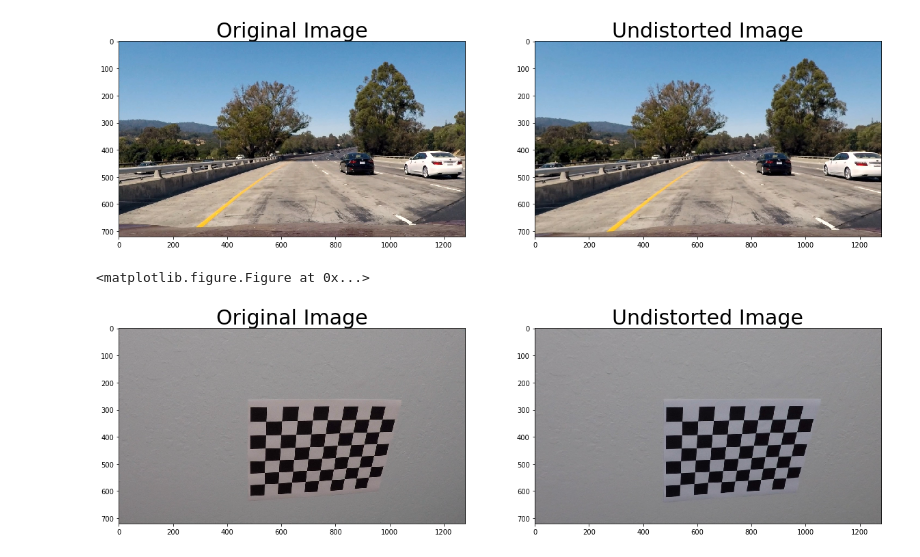
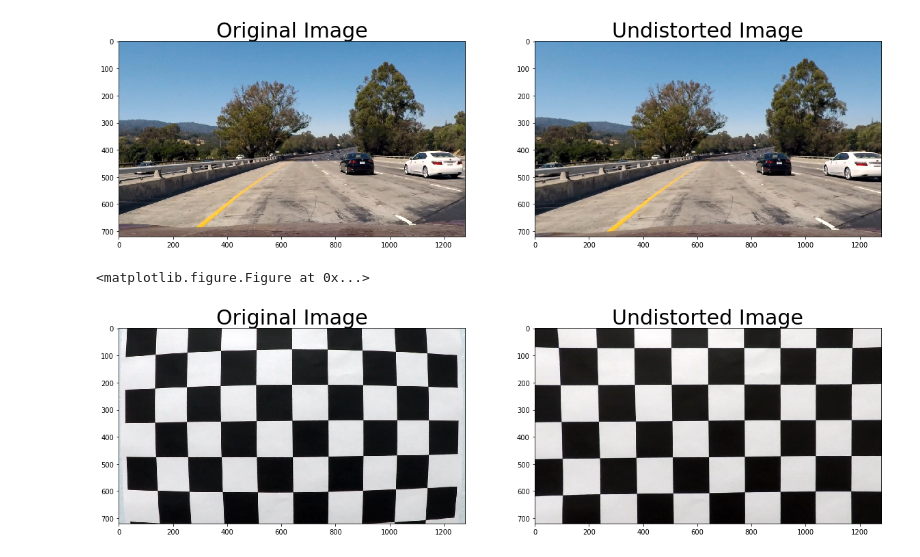
Before and after one commit to IanBoyanZhang/CarND-Advanced-Lane-Lines, a Jupyter notebook: camera_calibration.ipynb, the cells around one changed output. Saved outputs shown, nothing was run; the diff lists cells and outputs as text; code cells hidden in the pictures.

```diff
--- a/camera_calibration.ipynb
+++ b/camera_calibration.ipynb
@@ -122,25 +122,25 @@ image_calibration(input_image_paths[0], output_image_paths[0], pickle_data_path)
 # %%
 # Test undistort
 def undistort(image_path, pickle_data_path='./test_images/dist_pickle.p'):
     dist_pickle = pickle.load(open(pickle_data_path, "rb"))
     fig = plt.figure()
     mtx = dist_pickle["mtx"]
     dist = dist_pickle["dist"]
     img = cv2.imread(image_path)
     dst = cv2.undistort(img, mtx, dist, None, mtx)
     dst = cv2.cvtColor(dst, cv2.COLOR_BGR2RGB)
 
     f, (ax1, ax2) = plt.subplots(1, 2, figsize=(20,10))
     ax1.imshow(img)
     ax1.set_title('Original Image', fontsize=30)
     ax2.imshow(dst)
     ax2.set_title('Undistorted Image', fontsize=30)
 
 # Test undistort on chessboard image
-undistort("camera_cal/calibration10.jpg", pickle_data_path)
+undistort("camera_cal/calibration1.jpg", pickle_data_path)
 # %% [output]
 <matplotlib.figure.Figure at 0x...>
-[figure, old version]
+[figure, new version]
 # %%
 # Save distoration correction dimension information
 def save_chess_board_dim(pickle_data_path):
```
